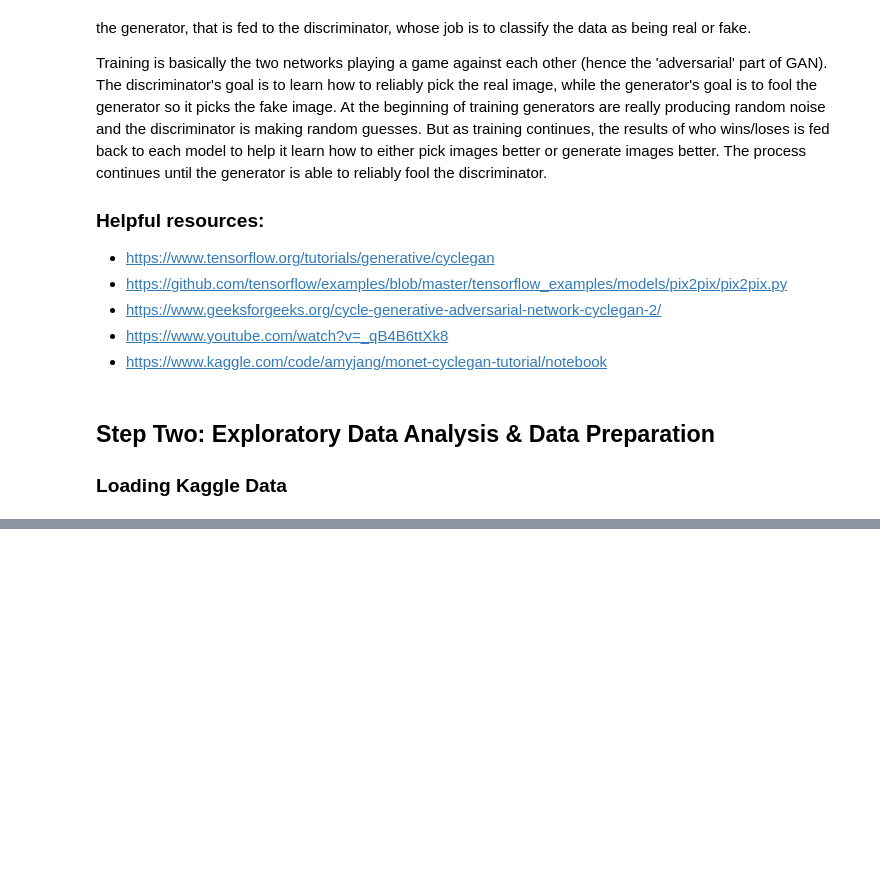
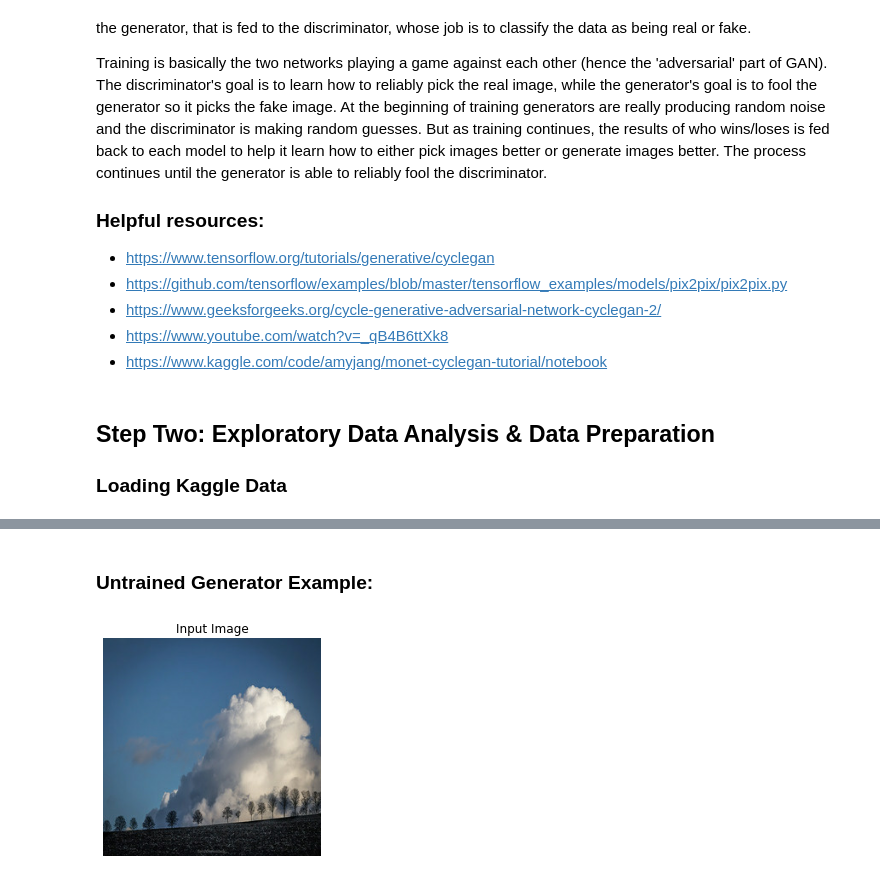
Before and after one commit to iffigueroa/kaggle-competitions, a Jupyter notebook: monet-stylized-gan-images.ipynb, the cells around one changed output, grey strips where cells are left out. Saved outputs shown, nothing was run; the diff lists cells and outputs as text; code cells hidden in the pictures; blank space fills up the shorter version.

Commit message:
Kaggle Notebook | monet-stylized-gan-images.ipynb | Version 9

```diff
--- a/monet-stylized-gan-images.ipynb
+++ b/monet-stylized-gan-images.ipynb
@@ -348,0 +67,33 @@ def Discriminator():
+# %%
+import matplotlib.pyplot as plt
+import os
+
+monet_dir = f'{dataset_path}/monet_jpg'
+photo_dir = f'{dataset_path}/photo_jpg'
+monet_rec_dir = f'{dataset_path}/monet_tfrec'
+photo_rect_dir = f'{dataset_path}/photo_tfrec'
+
+IMAGE_SIZE = [256, 256]
+OUTPUT_CHANNELS = 3
+
+# Records contain the image_name, image and target
+def parse_record_and_image(record):
+    features = {
+        'image_name': tf.io.FixedLenFeature([], tf.string),
+        'image': tf.io.FixedLenFeature([], tf.string),
+        'target': tf.io.FixedLenFeature([], tf.string),
+    }
+    parsed_record = tf.io.parse_single_example(record, features)
+    # Process image
+    image = tf.image.decode_jpeg(parsed_record['image'], channels=3)
+    image = (tf.cast(image, tf.float32) / 127.5) - 1
+    image = tf.reshape(image, [*IMAGE_SIZE, 3])
+    return image
+
+def load_images(tfrec_dir: str):
+    tfrecord_files = tf.io.gfile.glob(os.path.join(tfrec_dir, "*.tfrec"))
+    dataset = tf.data.TFRecordDataset(tfrecord_files)
+    return dataset.map(parse_record_and_image, num_parallel_calls=AUTOTUNE)
+# %%
+monet_data = load_images(monet_rec_dir).batch(1)
+photo_data = load_images(photo_rect_dir).batch(1)
@@ -348,0 +288,7 @@ def Discriminator():
+# %% [markdown]
+### Untrained Generator Example:
+# %%
+example_photo = next(iter(photo_data))
+show_image_basic(example_photo[0], title= "Input Image")
+# %% [output]
+[figure, added]
```
Also changed, not shown: parts of 58 cells of this notebook.
